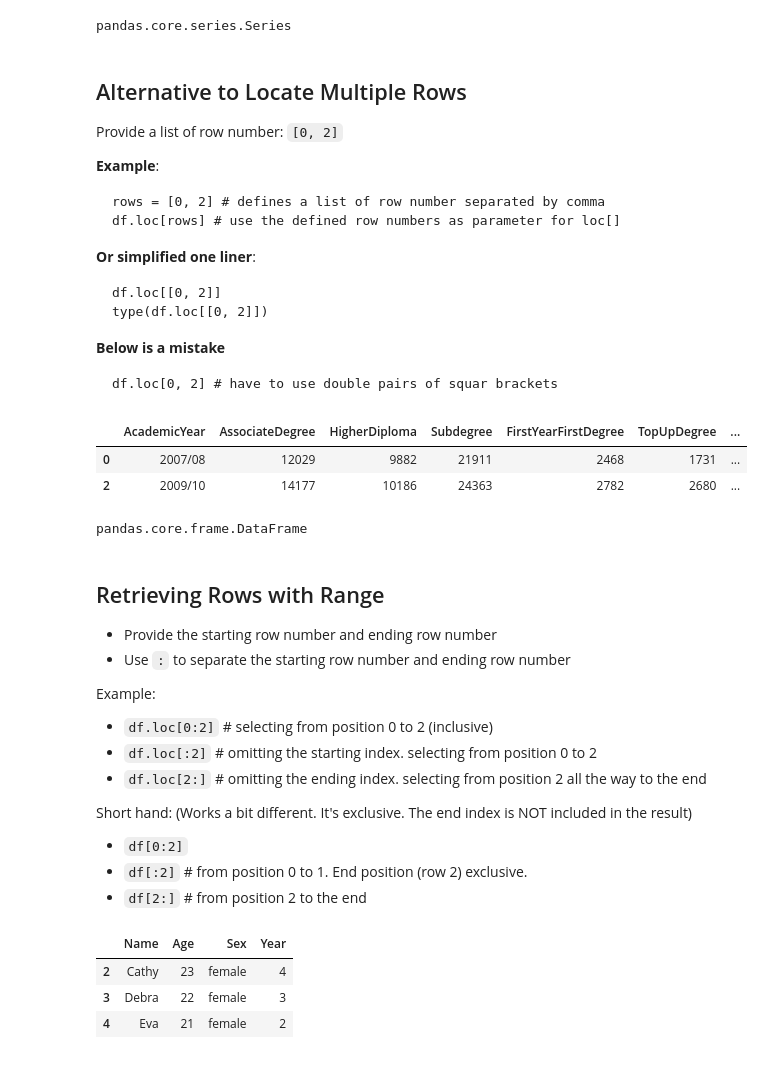
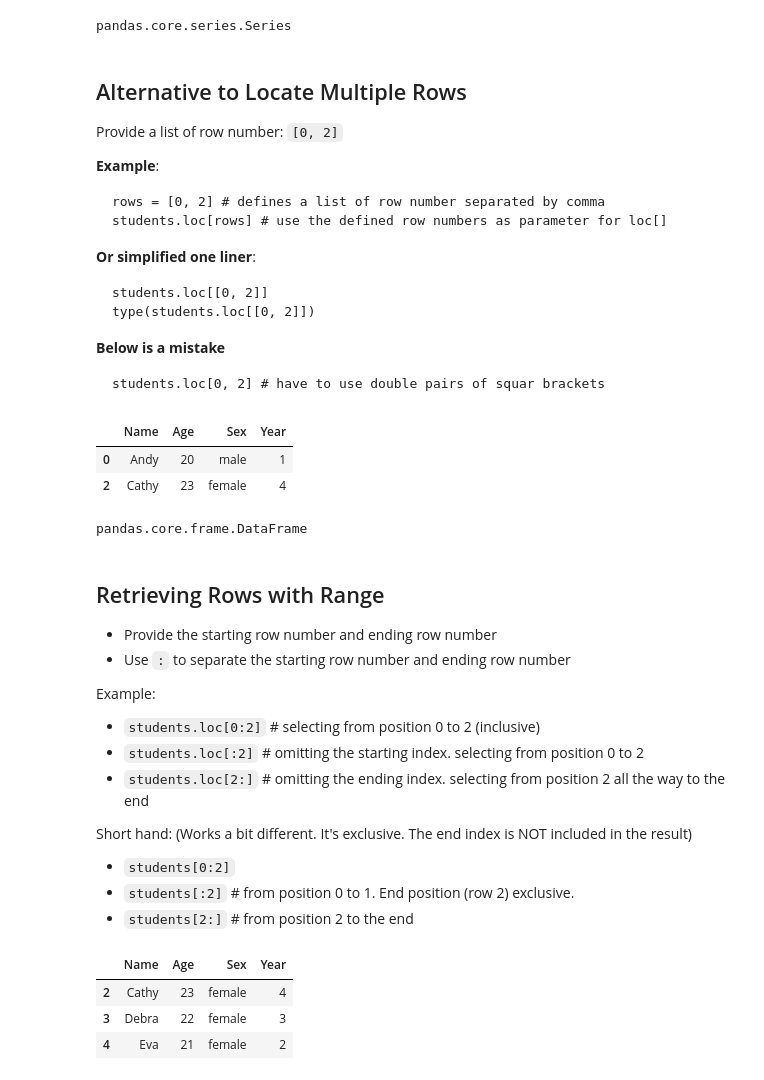
Before and after one commit to ngsanluk/PythonInter, a Jupyter notebook: Jupyter-Notebook/Day1.ipynb, the cells around one changed output. Saved outputs shown, nothing was run; the diff lists cells and outputs as text; code cells hidden in the pictures.

Commit message:
renames dataframe

````diff
--- a/Jupyter-Notebook/Day1.ipynb
+++ b/Jupyter-Notebook/Day1.ipynb
@@ -524,23 +507,23 @@ Provide a list of row number: `[0, 2]`
 **Example**:
 ```
 rows = [0, 2] # defines a list of row number separated by comma
-df.loc[rows] # use the defined row numbers as parameter for loc[]
+students.loc[rows] # use the defined row numbers as parameter for loc[]
 ```
 
 **Or simplified one liner**:
 ```
-df.loc[[0, 2]]
-type(df.loc[[0, 2]])
+students.loc[[0, 2]]
+type(students.loc[[0, 2]])
 ```
 
 **Below is a mistake**
 ```
-df.loc[0, 2] # have to use double pairs of squar brackets
+students.loc[0, 2] # have to use double pairs of squar brackets
 ```
 # %%
-df.loc[[0, 2]]
+students.loc[[0, 2]]
 # %% [output]
-|  | AcademicYear | AssociateDegree | HigherDiploma | Subdegree | FirstYearFirstDegree | TopUpDegree | ... |
-| 0 | 2007/08 | 12029 | 9882 | 21911 | 2468 | 1731 | ... |
-| 2 | 2009/10 | 14177 | 10186 | 24363 | 2782 | 2680 | ... |
+|  | Name | Age | Sex | Year |
+| 0 | Andy | 20 | male | 1 |
+| 2 | Cathy | 23 | female | 4 |
 # %%
@@ -554,14 +537,14 @@ pandas.core.frame.DataFrame
 
 Example:
 
-* `df.loc[0:2]`  # selecting from position 0 to 2 (inclusive)
-* `df.loc[:2]` # omitting the starting index. selecting from position 0 to 2
-* `df.loc[2:]` # omitting the ending index. selecting from position 2 all the way to the end
+* `students.loc[0:2]`  # selecting from position 0 to 2 (inclusive)
+* `students.loc[:2]` # omitting the starting index. selecting from position 0 to 2
+* `students.loc[2:]` # omitting the ending index. selecting from position 2 all the way to the end
 
 Short hand:
 (Works a bit different. It's exclusive. The end index is NOT included in the result)
 
-* `df[0:2]`
-* `df[:2]` # from position 0 to 1. End position (row 2) exclusive.
-* `df[2:]` # from position 2 to the end
+* `students[0:2]`
+* `students[:2]` # from position 0 to 1. End position (row 2) exclusive.
+* `students[2:]` # from position 2 to the end
 # %%
````
Also changed, not shown: parts of 82 cells of this notebook.
